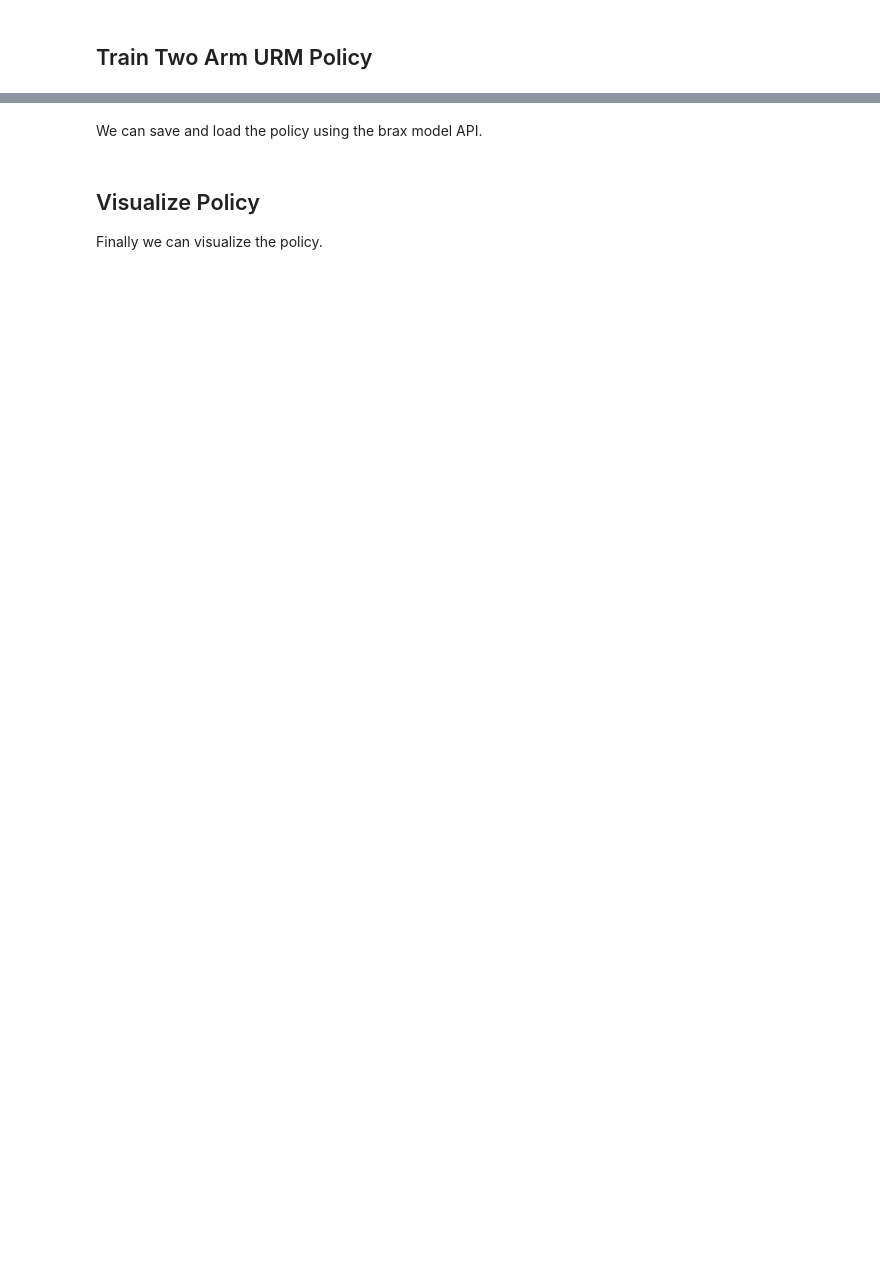
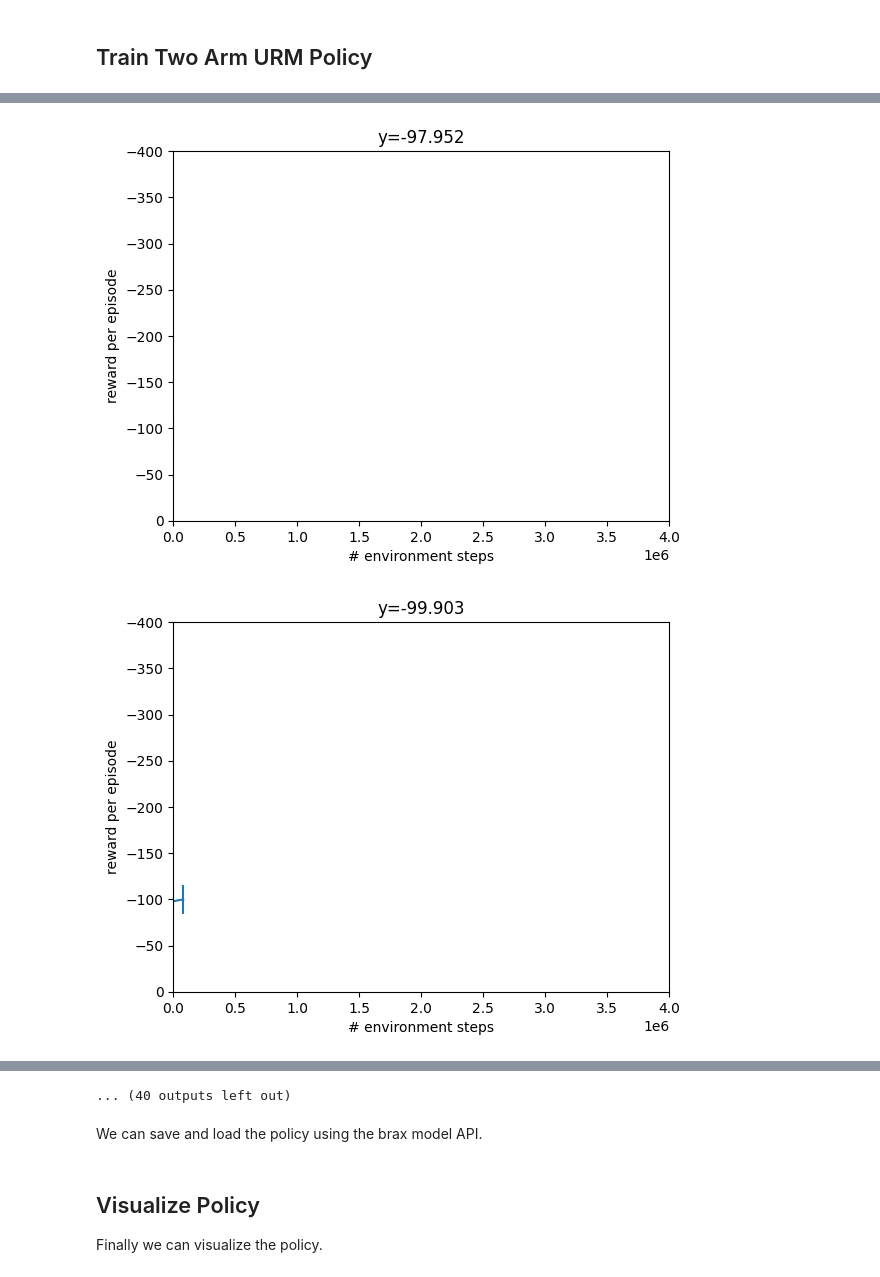
Before and after one commit to tlee-bdai/brax, a Jupyter notebook: urm_test.ipynb, the cells around one changed output, grey strips where cells are left out. Saved outputs shown, nothing was run; the diff lists cells and outputs as text; code cells hidden in the pictures; blank space fills up the shorter version.

Commit message:
spectral norm, debug finihsed

```diff
--- a/urm_test.ipynb
+++ b/urm_test.ipynb
@@ -290,13 +308,23 @@ print(jax.devices('gpu')[0])
 # %% [markdown]
 ## Train Two Arm URM Policy
 # %%
+# instantiate the environment
+env_name = 'twoarm'
+env = envs.get_environment(env_name)
+
+def policy_params_fn(current_step, make_policy, params):
+  model_path = '/home/tlee_theaiinstitute_com/mjx_brax_policy/test_new_{}'.format(current_step)
+  model.save_params(model_path, params)
+
+
+num_evals= 50
 train_fn = functools.partial(
-    ppo.train, num_timesteps=30_000_000,
-    num_evals=5, reward_scaling=0.1,
-    episode_length=1000, normalize_observations=True, action_repeat=1,
-    unroll_length=10, num_minibatches=32, num_updates_per_batch=8,
-    discounting=0.97, learning_rate=3e-4, entropy_cost=1e-3, num_envs=2048,
-    batch_size=1024, seed=0, discrete_action = True)
+    ppo.train, num_timesteps=40*num_evals*1000,
+    num_evals=num_evals, reward_scaling=0.1,
+    episode_length=40, normalize_observations=False, action_repeat=1,
+    unroll_length=40, num_minibatches=10, num_updates_per_batch=2,
+    discounting=0.97, learning_rate=3e-4, entropy_cost=1e-3, num_envs=1000, clipping_epsilon=0.3,
+    batch_size=100, seed=0, discrete_action = True, spectral_norm_actor = False, policy_params_fn=policy_params_fn)
 
 
 x_data = []
@@ -304,27 +332,26 @@ y_data = []
 ydataerr = []
 times = [datetime.now()]
 
-max_y, min_y = 13000, 0
+max_y, min_y = -400, 0
 def progress(num_steps, metrics):
   times.append(datetime.now())
-  # x_data.append(num_steps)
-  # y_data.append(metrics['eval/episode_reward'])
-  # ydataerr.append(metrics['eval/episode_reward_std'])
-  print(datetime.now(), num_steps, metrics['eval/episode_reward'])
+  x_data.append(num_steps)
+  y_data.append(metrics['eval/episode_reward'])
+  ydataerr.append(metrics['eval/episode_reward_std'])
+  # print(datetime.now(), num_steps, metrics['eval/episode_reward'])
 
-  # plt.xlim([0, train_fn.keywords['num_timesteps'] * 1.25])
-  # plt.ylim([min_y, max_y])
+  plt.xlim([0, train_fn.keywords['num_timesteps'] * 2.0])
+  plt.ylim([min_y, max_y])
 
-  # plt.xlabel('# environment steps')
-  # plt.ylabel('reward per episode')
-  # plt.title(f'y={y_data[-1]:.3f}')
+  plt.xlabel('# environment steps')
+  plt.ylabel('reward per episode')
+  plt.title(f'y={y_data[-1]:.3f}')
 
-  # plt.errorbar(
-  #     x_data, y_data, yerr=ydataerr)
-  # plt.show()
+  plt.errorbar(x_data, y_data, yerr=ydataerr)
+  plt.show()
 
 make_inference_fn, params, _= train_fn(environment=env, progress_fn=progress)
 
-print(f'time to jit: {times[1] - times[0]}')
+print(f'time to jit: {times[1] - times[0]}' )
 print(f'time to train: {times[-1] - times[1]}')
 # %% [output]
@@ -337,0 +359,2 @@ time to train: 0:00:41.364151
+[figure, added]
+[figure, added]
@@ -338,3 +370,4 @@ time to train: 0:00:41.364151
+... (40 outputs left out)
 # %% [markdown]
 <!-- ## Save and Load Policy -->
 
```
Also changed, not shown: parts of 11 cells of this notebook, 5 other files.
